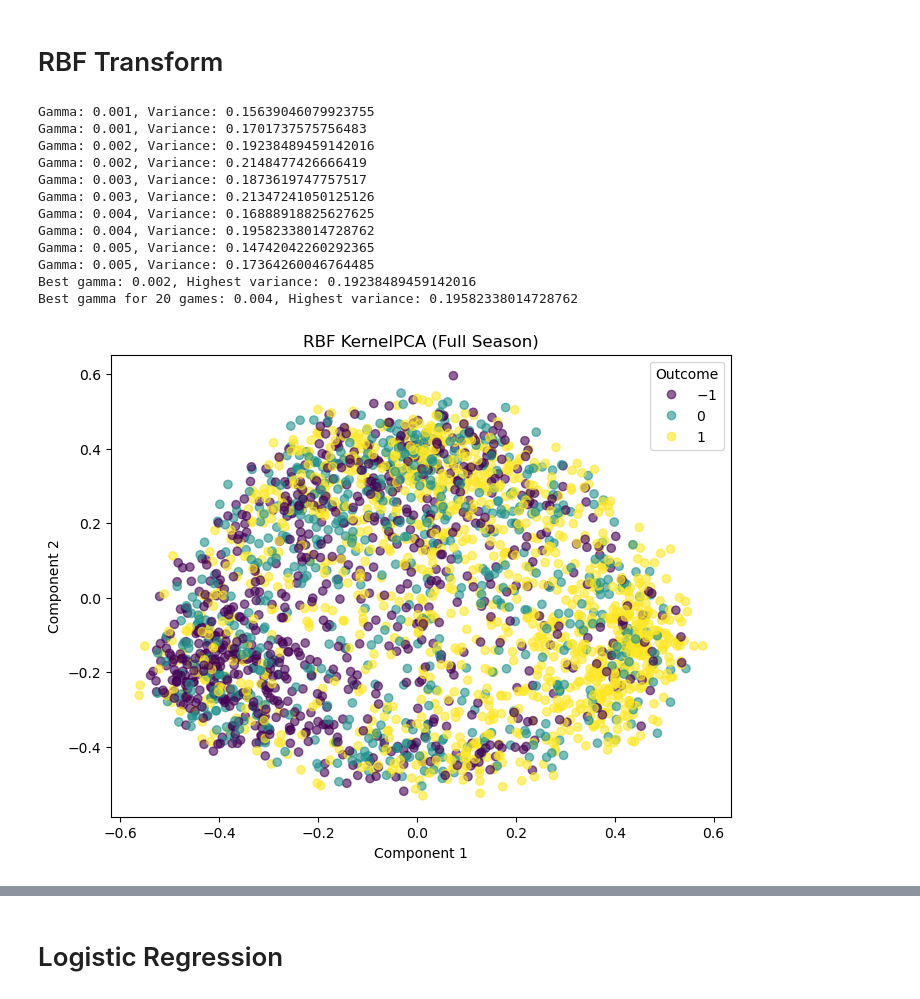
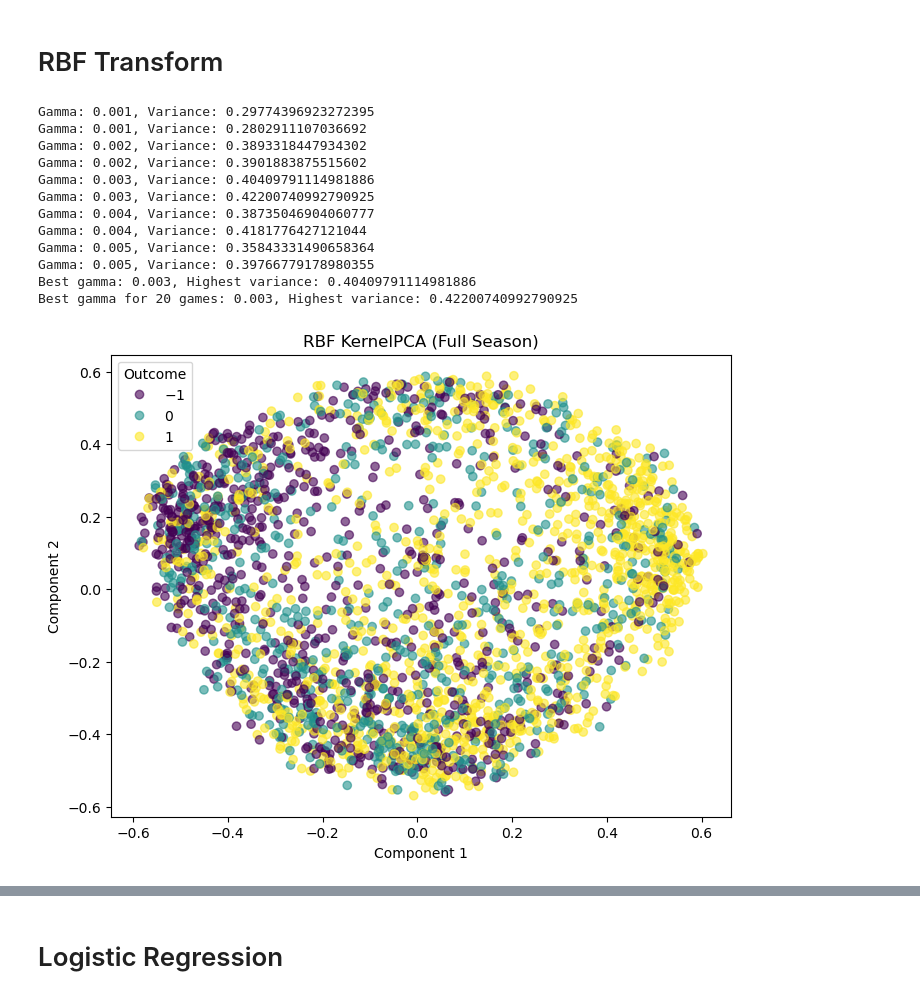
Before and after one commit to edricklinardi/Football-Match-Prediction, a Jupyter notebook: Project.ipynb, the cells around one changed output, grey strips where cells are left out. Saved outputs shown, nothing was run; the diff lists cells and outputs as text; code cells hidden in the pictures.

```diff
--- a/Project.ipynb
+++ b/Project.ipynb
@@ -478,7 +478,7 @@ Polynomial features shape: (1305, 779)
 # %% [markdown]
 # RBF Transform
 # %%
-n_comp = 2
+n_comp = 15
 gammas = [0.001, 0.002, 0.003, 0.004, 0.005]
 
 best_gamma = None
@@ -502,67 +502,79 @@ for gamma in gammas:
         highest_variance = variance
         best_gamma = gamma
 
-    kpca_rbf = KernelPCA(
-        n_components=n_comp,
-        kernel='rbf',
-        gamma=gamma,
-        fit_inverse_transform=False,
-        random_state=42
-    )
     X_train_rbf20 = kpca_rbf.fit_transform(X_train20)
-    variance = np.var(X_train_rbf20, axis=0).sum()
-    print(f"Gamma: {gamma}, Variance: {variance}")
-    if variance > highest_variance:
-        highest_variance20 = variance
+    variance20 = np.var(X_train_rbf20, axis=0).sum()
+    print(f"Gamma: {gamma}, Variance: {variance20}")
+    if variance20 > highest_variance20:
+        highest_variance20 = variance20
         best_gamma20 = gamma
-
-
 
 
 print(f"Best gamma: {best_gamma}, Highest variance: {highest_variance}")
 print(f"Best gamma for 20 games: {best_gamma20}, Highest variance: {highest_variance20}")
 
+kpca_rbf = KernelPCA(
+        n_components=n_comp,
+        kernel='rbf',
+        gamma=best_gamma,
+        fit_inverse_transform=False,
+        random_state=42
+    )
+
+X_train_rbf = kpca_rbf.fit_transform(X_train)
+X_test_rbf = kpca_rbf.fit_transform(X_test)
+
+kpca_rbf20 = KernelPCA(
+        n_components=n_comp,
+        kernel='rbf',
+        gamma=best_gamma20,
+        fit_inverse_transform=False,
+        random_state=42
+    )
+
+X_train_rbf20 = kpca_rbf.fit_transform(X_train20)
+X_test_rbf20 = kpca_rbf.fit_transform(X_test20)
 
 #Full‐season RBF KernelPCA scatter
 plt.figure(figsize=(8, 6))
 scatter = plt.scatter(
     X_train_rbf[:, 0],
     X_train_rbf[:, 1],
     c=y_train,
     cmap='viridis',
     alpha=0.6
 )
 plt.title('RBF KernelPCA (Full Season)')
 plt.xlabel('Component 1')
 plt.ylabel('Component 2')
 plt.legend(*scatter.legend_elements(), title="Outcome")
 plt.show()
 
 # “20 games” RBF KernelPCA scatter
 plt.figure(figsize=(8, 6))
 scatter = plt.scatter(
     X_train_rbf20[:, 0],
     X_train_rbf20[:, 1],
     c=y_train20,
     cmap='viridis',
     alpha=0.6
 )
 plt.title('RBF KernelPCA (After 20 Games)')
 plt.xlabel('Component 1')
 plt.ylabel('Component 2')
 plt.legend(*scatter.legend_elements(), title="Outcome")
 plt.show()
 # %% [output]
-Gamma: 0.001, Variance: 0.15639046079923755
-Gamma: 0.001, Variance: 0.1701737575756483
-Gamma: 0.002, Variance: 0.19238489459142016
-Gamma: 0.002, Variance: 0.2148477426666419
-Gamma: 0.003, Variance: 0.1873619747757517
-Gamma: 0.003, Variance: 0.21347241050125126
-Gamma: 0.004, Variance: 0.16888918825627625
-Gamma: 0.004, Variance: 0.19582338014728762
-Gamma: 0.005, Variance: 0.14742042260292365
-Gamma: 0.005, Variance: 0.17364260046764485
-Best gamma: 0.002, Highest variance: 0.19238489459142016
-Best gamma for 20 games: 0.004, Highest variance: 0.19582338014728762
+Gamma: 0.001, Variance: 0.29774396923272395
+Gamma: 0.001, Variance: 0.2802911107036692
+Gamma: 0.002, Variance: 0.3893318447934302
+Gamma: 0.002, Variance: 0.3901883875515602
+Gamma: 0.003, Variance: 0.40409791114981886
+Gamma: 0.003, Variance: 0.42200740992790925
+Gamma: 0.004, Variance: 0.38735046904060777
+Gamma: 0.004, Variance: 0.4181776427121044
+Gamma: 0.005, Variance: 0.35843331490658364
+Gamma: 0.005, Variance: 0.39766779178980355
+Best gamma: 0.003, Highest variance: 0.40409791114981886
+Best gamma for 20 games: 0.003, Highest variance: 0.42200740992790925
-[figure, old version]
+[figure, new version]
```
Also changed, not shown: parts of 4 cells of this notebook.
